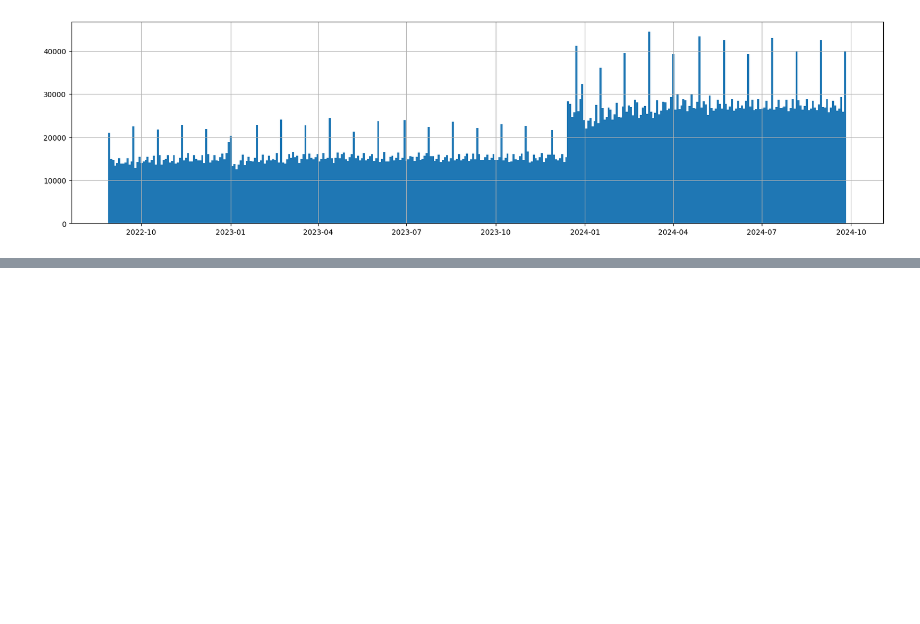
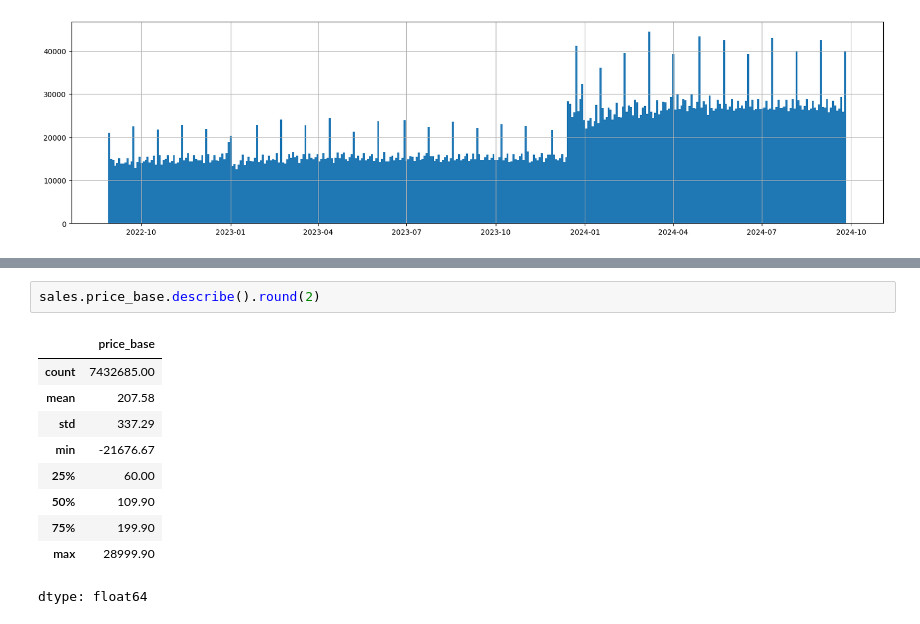
Before and after one commit to 4362725Gb/ml-zoomcamp-homework, a Jupyter notebook: competition /2024 Competition.ipynb, the cells around one changed output, grey strips where cells are left out. Cells and saved outputs as stored; diff of their text form; blank space fills up the shorter version.

```diff
--- a/competition /2024 Competition.ipynb
+++ b/competition /2024 Competition.ipynb
@@ -92,0 +102,13 @@ sales.date.hist(bins=365 , figsize=(20,5) )
+# %%
+sales.price_base.describe().round(2)
+# %% [output]
+|  | price_base |
+| count | 7432685.00 |
+| mean | 207.58 |
+| std | 337.29 |
+| min | -21676.67 |
+| 25% | 60.00 |
+| 50% | 109.90 |
+| 75% | 199.90 |
+| max | 28999.90 |
+dtype: float64
```
Also changed, not shown: parts of 6 cells of this notebook.
